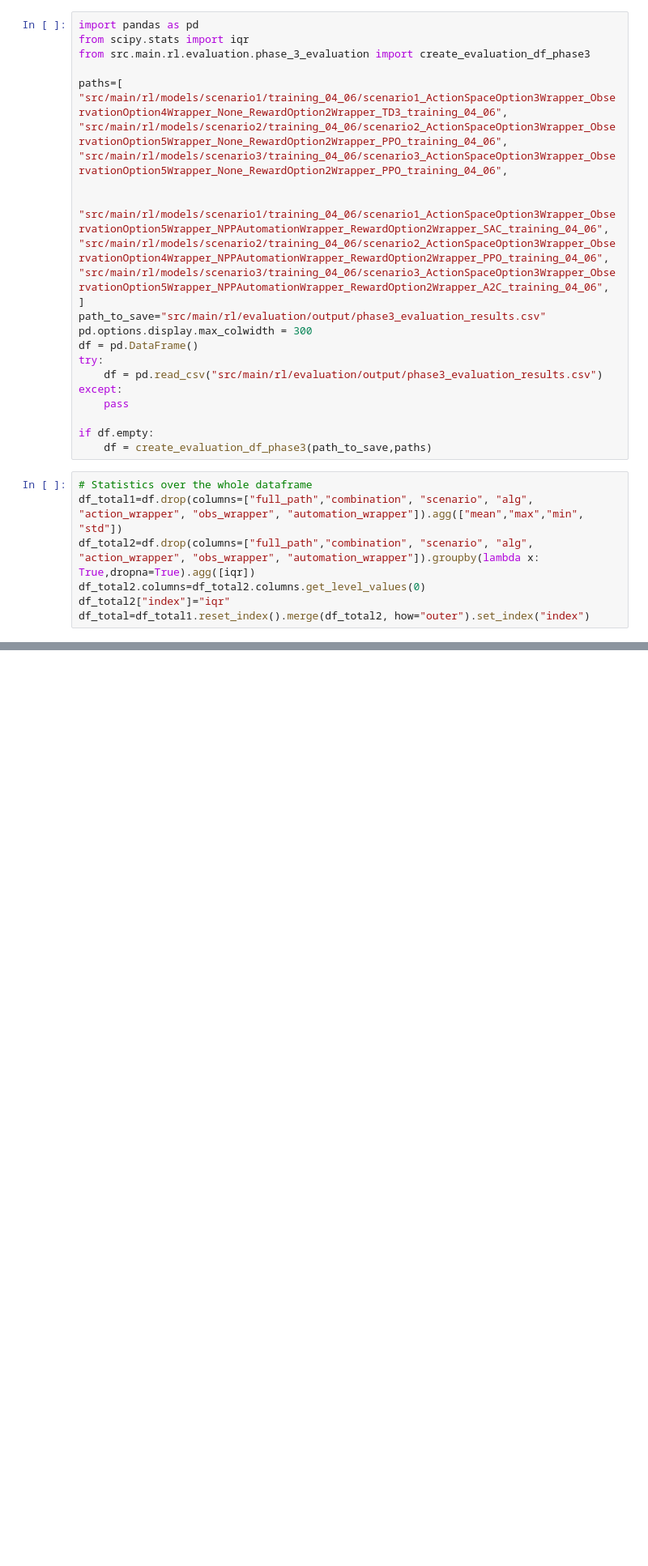
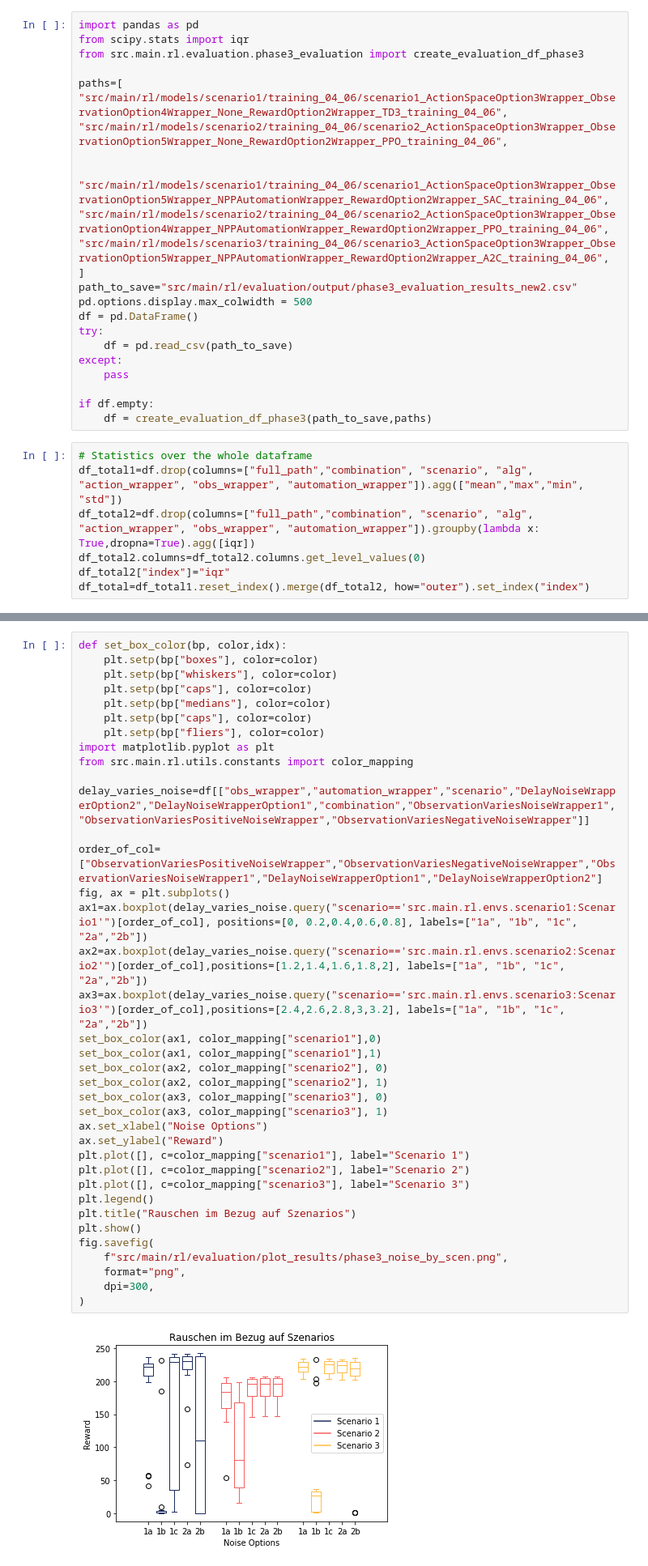
Before and after one commit to fa-ni/npp-RL, a Jupyter notebook: phase_3_jupyter.ipynb, the cells around one changed output, grey strips where cells are left out. Shown at 81% size. Drawn from its saved outputs; the diff is of its cells as text; blank space fills up the shorter version.

```diff
--- a/phase_3_jupyter.ipynb
+++ b/phase_3_jupyter.ipynb
@@ -1,23 +1,22 @@
 # %%
 import pandas as pd
 from scipy.stats import iqr
-from src.main.rl.evaluation.phase_3_evaluation import create_evaluation_df_phase3
+from src.main.rl.evaluation.phase3_evaluation import create_evaluation_df_phase3
 
 paths=[
 "src/main/rl/models/scenario1/training_04_06/scenario1_ActionSpaceOption3Wrapper_ObservationOption4Wrapper_None_RewardOption2Wrapper_TD3_training_04_06",
 "src/main/rl/models/scenario2/training_04_06/scenario2_ActionSpaceOption3Wrapper_ObservationOption5Wrapper_None_RewardOption2Wrapper_PPO_training_04_06",
-"src/main/rl/models/scenario3/training_04_06/scenario3_ActionSpaceOption3Wrapper_ObservationOption5Wrapper_None_RewardOption2Wrapper_PPO_training_04_06",
 
 
 "src/main/rl/models/scenario1/training_04_06/scenario1_ActionSpaceOption3Wrapper_ObservationOption5Wrapper_NPPAutomationWrapper_RewardOption2Wrapper_SAC_training_04_06",
 "src/main/rl/models/scenario2/training_04_06/scenario2_ActionSpaceOption3Wrapper_ObservationOption4Wrapper_NPPAutomationWrapper_RewardOption2Wrapper_PPO_training_04_06",
 "src/main/rl/models/scenario3/training_04_06/scenario3_ActionSpaceOption3Wrapper_ObservationOption5Wrapper_NPPAutomationWrapper_RewardOption2Wrapper_A2C_training_04_06",
 ]
-path_to_save="src/main/rl/evaluation/output/phase3_evaluation_results.csv"
-pd.options.display.max_colwidth = 300
+path_to_save="src/main/rl/evaluation/output/phase3_evaluation_results_new2.csv"
+pd.options.display.max_colwidth = 500
 df = pd.DataFrame()
 try:
-    df = pd.read_csv("src/main/rl/evaluation/output/phase3_evaluation_results.csv")
+    df = pd.read_csv(path_to_save)
 except:
     pass
 
@@ -616,0 +485,39 @@ df_statistics_per_combination[cols].round(2)
+# %%
+def set_box_color(bp, color,idx):
+    plt.setp(bp["boxes"], color=color)
+    plt.setp(bp["whiskers"], color=color)
+    plt.setp(bp["caps"], color=color)
+    plt.setp(bp["medians"], color=color)
+    plt.setp(bp["caps"], color=color)
+    plt.setp(bp["fliers"], color=color)
+import matplotlib.pyplot as plt
+from src.main.rl.utils.constants import color_mapping
+
+delay_varies_noise=df[["obs_wrapper","automation_wrapper","scenario","DelayNoiseWrapperOption2","DelayNoiseWrapperOption1","combination","ObservationVariesNoiseWrapper1","ObservationVariesPositiveNoiseWrapper","ObservationVariesNegativeNoiseWrapper"]]
+
+order_of_col=["ObservationVariesPositiveNoiseWrapper","ObservationVariesNegativeNoiseWrapper","ObservationVariesNoiseWrapper1","DelayNoiseWrapperOption1","DelayNoiseWrapperOption2"]
+fig, ax = plt.subplots()
+ax1=ax.boxplot(delay_varies_noise.query("scenario=='src.main.rl.envs.scenario1:Scenario1'")[order_of_col], positions=[0, 0.2,0.4,0.6,0.8], labels=["1a", "1b", "1c", "2a","2b"])
+ax2=ax.boxplot(delay_varies_noise.query("scenario=='src.main.rl.envs.scenario2:Scenario2'")[order_of_col],positions=[1.2,1.4,1.6,1.8,2], labels=["1a", "1b", "1c", "2a","2b"])
+ax3=ax.boxplot(delay_varies_noise.query("scenario=='src.main.rl.envs.scenario3:Scenario3'")[order_of_col],positions=[2.4,2.6,2.8,3,3.2], labels=["1a", "1b", "1c", "2a","2b"])
+set_box_color(ax1, color_mapping["scenario1"],0)
+set_box_color(ax1, color_mapping["scenario1"],1)
+set_box_color(ax2, color_mapping["scenario2"], 0)
+set_box_color(ax2, color_mapping["scenario2"], 1)
+set_box_color(ax3, color_mapping["scenario3"], 0)
+set_box_color(ax3, color_mapping["scenario3"], 1)
+ax.set_xlabel("Noise Options")
+ax.set_ylabel("Reward")
+plt.plot([], c=color_mapping["scenario1"], label="Scenario 1")
+plt.plot([], c=color_mapping["scenario2"], label="Scenario 2")
+plt.plot([], c=color_mapping["scenario3"], label="Scenario 3")
+plt.legend()
+plt.title("Rauschen im Bezug auf Szenarios")
+plt.show()
+fig.savefig(
+    f"src/main/rl/evaluation/plot_results/phase3_noise_by_scen.png",
+    format="png",
+    dpi=300,
+)
+# %% [output]
+[figure, added]
```
Also changed, not shown: parts of 28 cells of this notebook.
